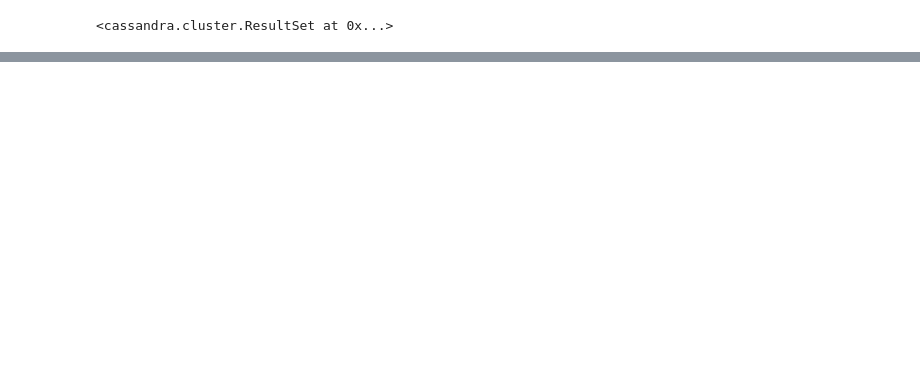
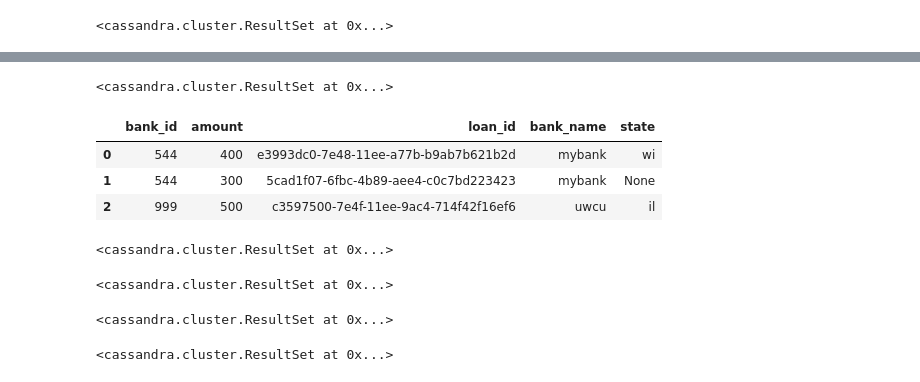
Before and after one commit to cs544-wisc/f23, a Jupyter notebook: lec/27-cassandra/1/demo/nb/demo.ipynb, the cells around one changed output, grey strips where cells are left out. Saved outputs shown, nothing was run; the diff lists cells and outputs as text; code cells hidden in the pictures; blank space fills up the shorter version.

```diff
--- a/lec/27-cassandra/1/demo/nb/demo.ipynb
+++ b/lec/27-cassandra/1/demo/nb/demo.ipynb
@@ -86,0 +91,44 @@ pd.DataFrame(cass.execute("select * from loans"))
+# %%
+cass.execute("""
+INSERT INTO loans (bank_id, bank_name, amount, loan_id, state)
+VALUES (999, 'uwcu', 500, NOW(), 'il')
+""")
+# %% [output]
+<cassandra.cluster.ResultSet at 0x...>
+# %%
+pd.DataFrame(cass.execute("select * from loans"))
+# %% [output]
+|  | bank_id | amount | loan_id | bank_name | state |
+| 0 | 544 | 400 | e3993dc0-7e48-11ee-a77b-b9ab7b621b2d | mybank | wi |
+| 1 | 544 | 300 | 5cad1f07-6fbc-4b89-aee4-c0c7bd223423 | mybank | None |
+| 2 | 999 | 500 | c3597500-7e4f-11ee-9ac4-714f42f16ef6 | uwcu | il |
+# %%
+cass.execute("""
+create type FullName (
+    first TEXT,
+    last TEXT
+)
+""")
+# %% [output]
+<cassandra.cluster.ResultSet at 0x...>
+# %%
+# fast, because we have sparse table
+cass.execute("""
+alter table loans add (username FullName)
+""")
+# %% [output]
+<cassandra.cluster.ResultSet at 0x...>
+# %%
+cass.execute("""
+INSERT INTO loans (bank_id, bank_name, amount, loan_id, username)
+VALUES (999, 'uwcu', 500, NOW(), {first: 'Tyler', last: 'Caraza-Harter'})
+""")
+# %% [output]
+<cassandra.cluster.ResultSet at 0x...>
+# %%
+cass.execute("""
+INSERT INTO loans (bank_id, bank_name, amount, loan_id, username)
+VALUES (999, 'uwcu', 500, NOW(), {first: 'onlyfirst'})
+""")
+# %% [output]
+<cassandra.cluster.ResultSet at 0x...>
```
Also changed, not shown: parts of 20 cells of this notebook, 1 other file.
